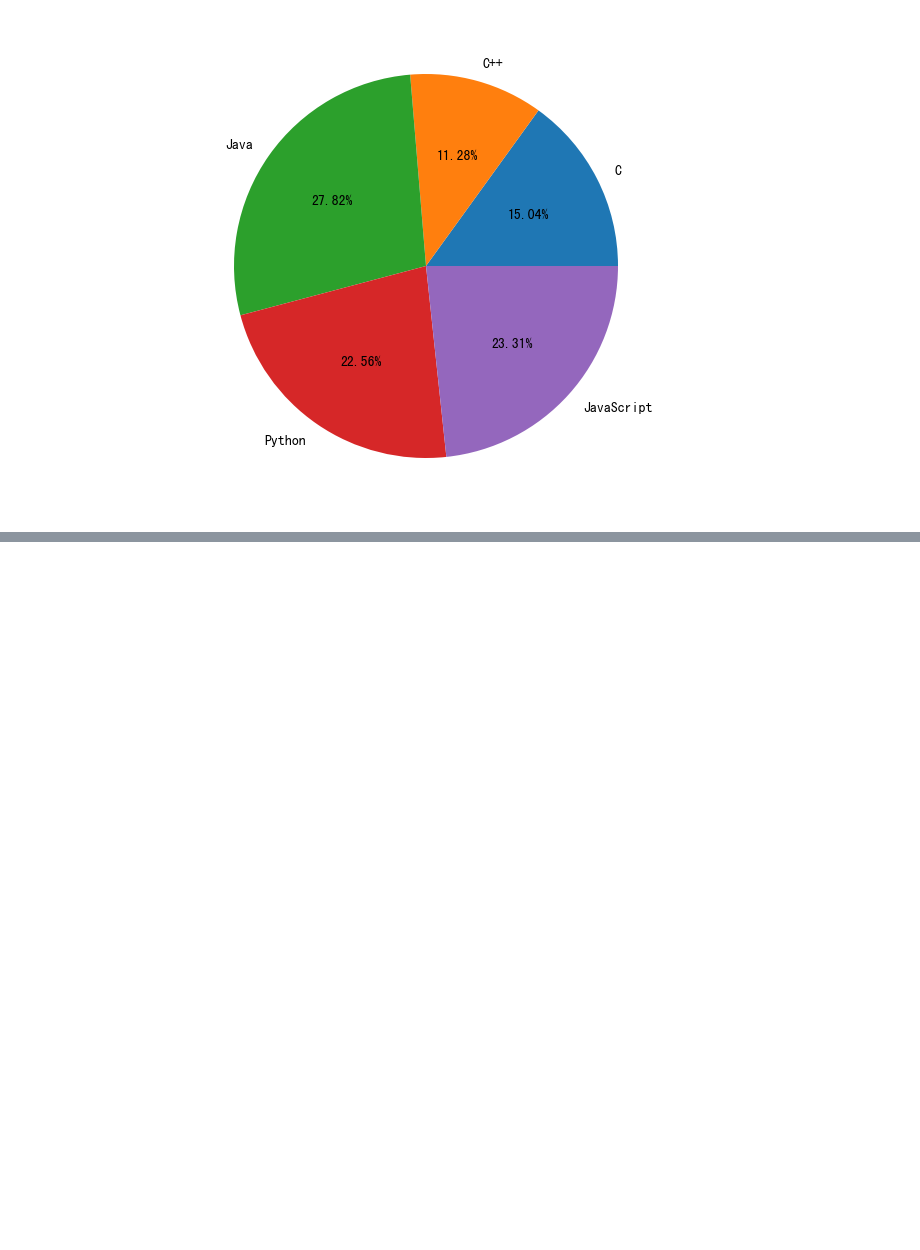
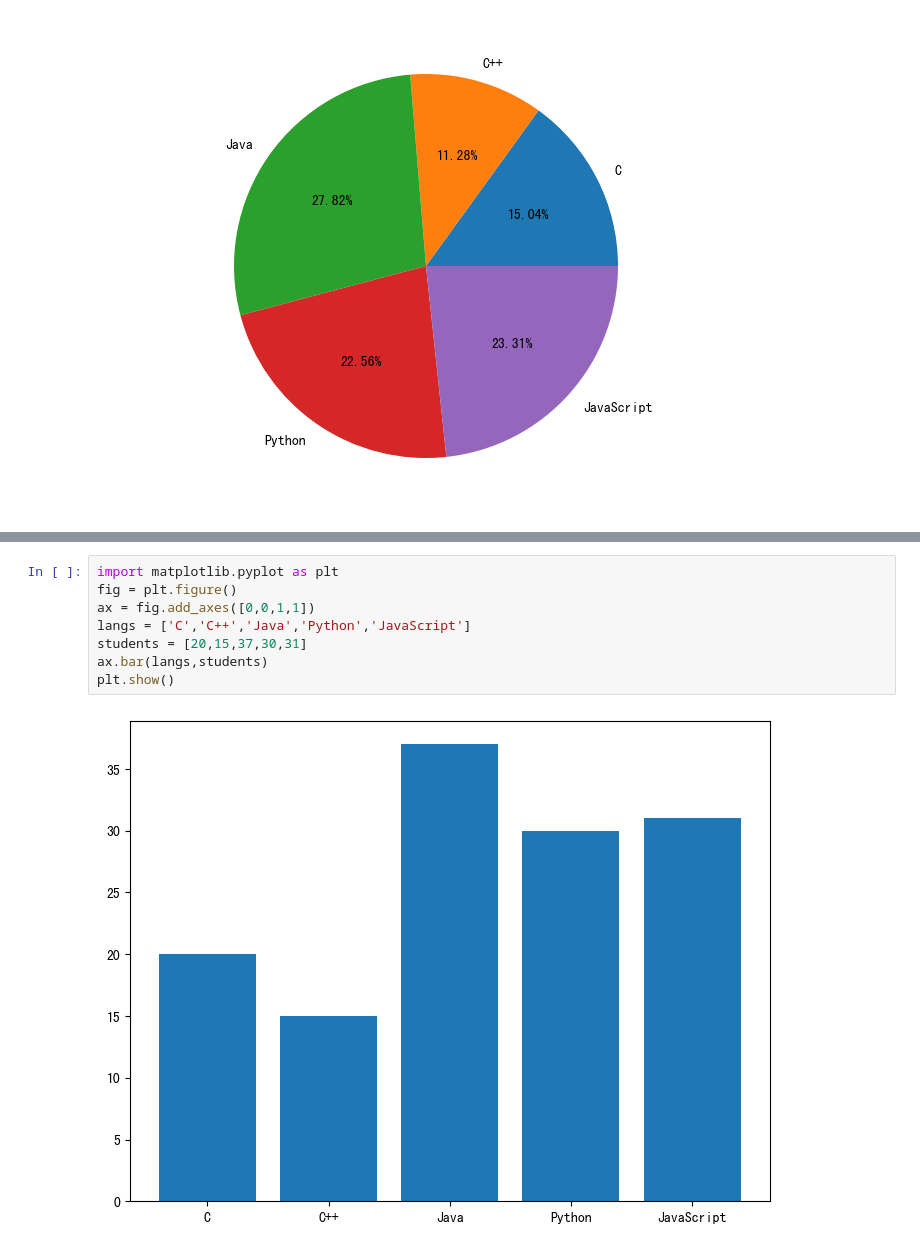
Before and after one commit to YcSaber/SchoolPyLesson1, a Jupyter notebook: data visualization/3/code/3-3.ipynb, the cells around one changed output, grey strips where cells are left out. Saved outputs shown, nothing was run; the diff lists cells and outputs as text; blank space fills up the shorter version.

```diff
--- a/data visualization/3/code/3-3.ipynb
+++ b/data visualization/3/code/3-3.ipynb
@@ -32,0 +33,10 @@ plt.show()
+# %%
+import matplotlib.pyplot as plt
+fig = plt.figure()
+ax = fig.add_axes([0,0,1,1])
+langs = ['C','C++','Java','Python','JavaScript']
+students = [20,15,37,30,31]
+ax.bar(langs,students)
+plt.show()
+# %% [output]
+[figure, added]
```
Also changed, not shown: parts of 6 cells of this notebook, 6 other files.
